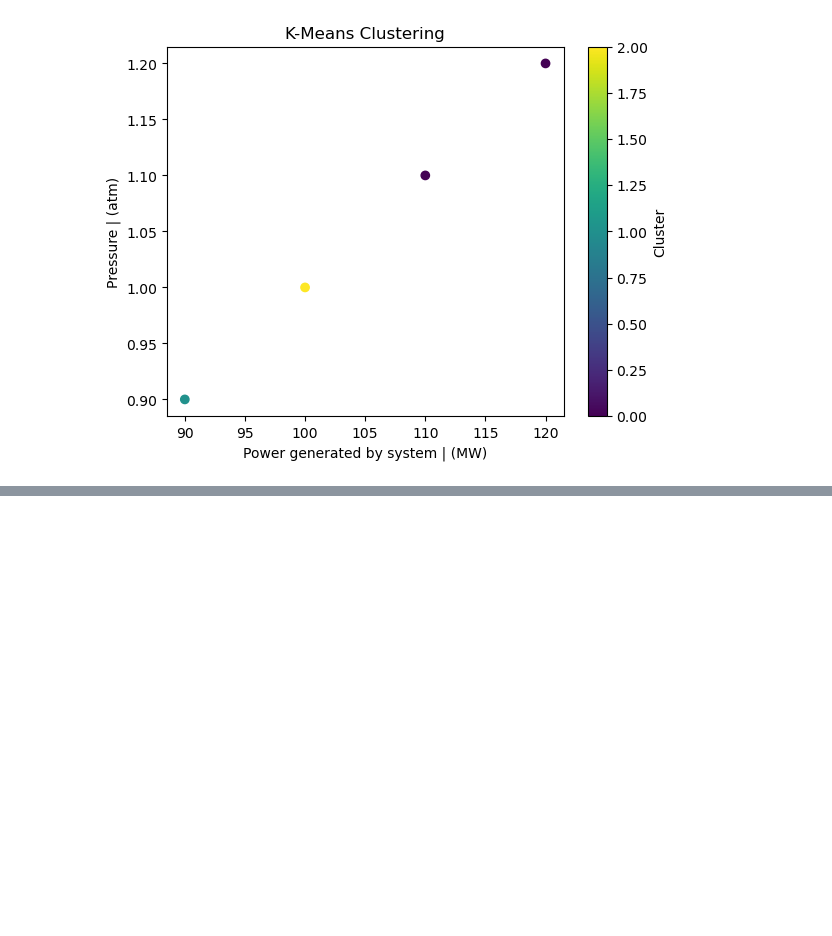
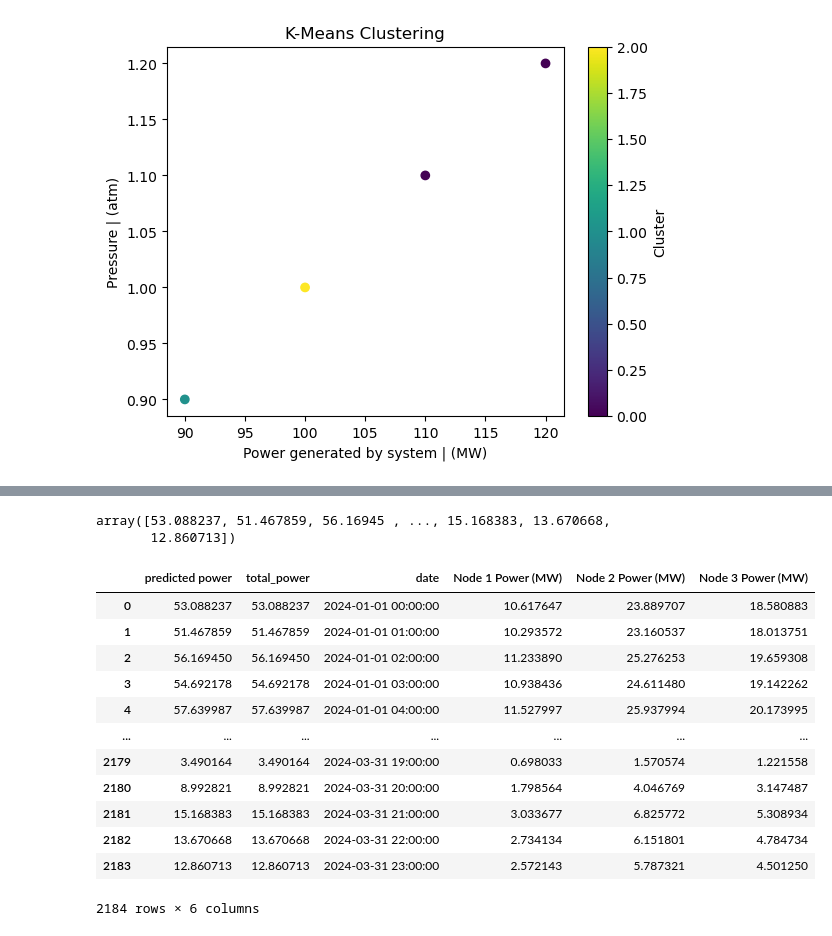
Before and after one commit to rishikesh-revandikar/Team6_sustainability_and_environment, a Jupyter notebook: Hack_2_updated.ipynb, the cells around one changed output, grey strips where cells are left out. Saved outputs shown, nothing was run; the diff lists cells and outputs as text; code cells hidden in the pictures; blank space fills up the shorter version.

Commit message:
Add files via upload
Distributed the Predicted power given ratio

```diff
--- a/Hack_2_updated.ipynb
+++ b/Hack_2_updated.ipynb
@@ -117,0 +145,19 @@ plt.show()
+# %%
+from sklearn.model_selection import train_test_split
+from sklearn.ensemble import RandomForestRegressor
+
+X = df1[['Air temperature | (°C)', 'Pressure | (atm)', 'Wind speed | (m/s)']]
+y = df1['Power generated by system | (MW)']
+
+X_train, X_test, y_train, y_test = train_test_split(X, y, test_size=0.25, random_state=42)
+
+model = RandomForestRegressor(n_estimators=100, random_state=42)
+
+model.fit(X_train, y_train)
+
+y_pred = model.predict(X_test)
+
+from sklearn.metrics import mean_squared_error
+
+mse = mean_squared_error(y_test, y_pred)
+print(f"Mean squared error: {mse}")
@@ -117,0 +166,3 @@ plt.show()
+# %%
+mon_3 = pd.read_excel('wind_power_gen_3months_validation_data.xlsx')
+mon_3
@@ -117,0 +183,4 @@ plt.show()
+# %%
+X_val = mon_3[['Air temperature | (°C)', 'Pressure | (atm)', 'Wind speed | (m/s)']]
+y_pred_val = model.predict(X_val)
+print(y_pred_val)
@@ -117,0 +216,4 @@ plt.show()
+# %%
+predicted_power_df = pd.DataFrame({'predicted power': y_pred_val})
+
+predicted_power_df
@@ -117,0 +234,30 @@ plt.show()
+# %%
+y_pred_val
+# %% [output]
+array([53.088237, 51.467859, 56.16945 , ..., 15.168383, 13.670668,
+       12.860713])
+# %%
+predicted_power_df['total_power'] = predicted_power_df['predicted power']
+predicted_power_df['date'] = mon_3['DateTime']
+
+# Calculate the power taken by each node
+predicted_power_df['Node 1 Power (MW)'] = predicted_power_df['total_power'] * 0.20
+predicted_power_df['Node 2 Power (MW)'] = predicted_power_df['total_power'] * 0.45
+predicted_power_df['Node 3 Power (MW)'] = predicted_power_df['total_power'] * 0.35
+
+# Print the updated DataFrame
+predicted_power_df
+# %% [output]
+|  | predicted power | total_power | date | Node 1 Power (MW) | Node 2 Power (MW) | Node 3 Power (MW) |
+| 0 | 53.088237 | 53.088237 | 2024-01-01 00:00:00 | 10.617647 | 23.889707 | 18.580883 |
+| 1 | 51.467859 | 51.467859 | 2024-01-01 01:00:00 | 10.293572 | 23.160537 | 18.013751 |
+| 2 | 56.169450 | 56.169450 | 2024-01-01 02:00:00 | 11.233890 | 25.276253 | 19.659308 |
+| 3 | 54.692178 | 54.692178 | 2024-01-01 03:00:00 | 10.938436 | 24.611480 | 19.142262 |
+| 4 | 57.639987 | 57.639987 | 2024-01-01 04:00:00 | 11.527997 | 25.937994 | 20.173995 |
+| ... | ... | ... | ... | ... | ... | ... |
+| 2179 | 3.490164 | 3.490164 | 2024-03-31 19:00:00 | 0.698033 | 1.570574 | 1.221558 |
+| 2180 | 8.992821 | 8.992821 | 2024-03-31 20:00:00 | 1.798564 | 4.046769 | 3.147487 |
+| 2181 | 15.168383 | 15.168383 | 2024-03-31 21:00:00 | 3.033677 | 6.825772 | 5.308934 |
+| 2182 | 13.670668 | 13.670668 | 2024-03-31 22:00:00 | 2.734134 | 6.151801 | 4.784734 |
+| 2183 | 12.860713 | 12.860713 | 2024-03-31 23:00:00 | 2.572143 | 5.787321 | 4.501250 |
+2184 rows × 6 columns
```
Also changed, not shown: parts of 13 cells of this notebook.
